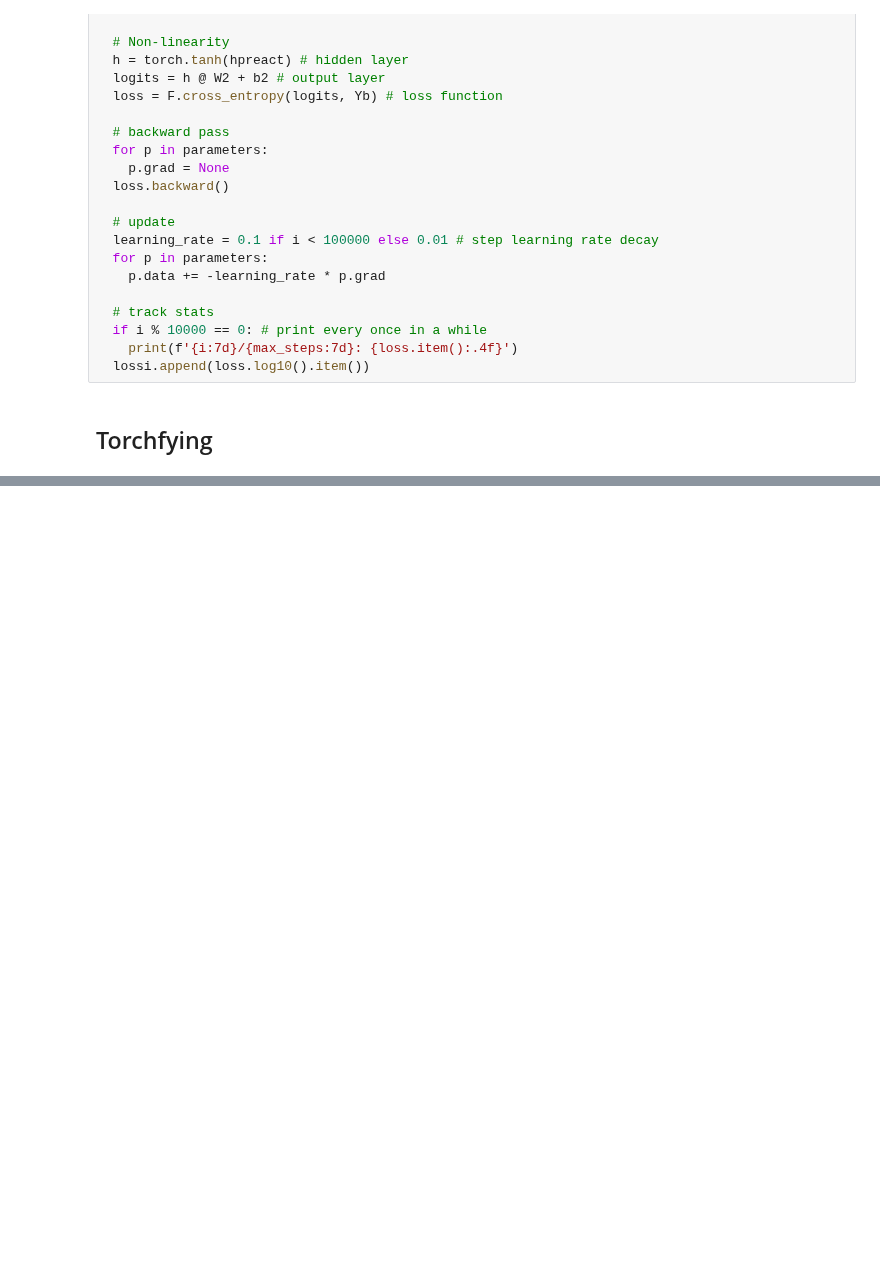
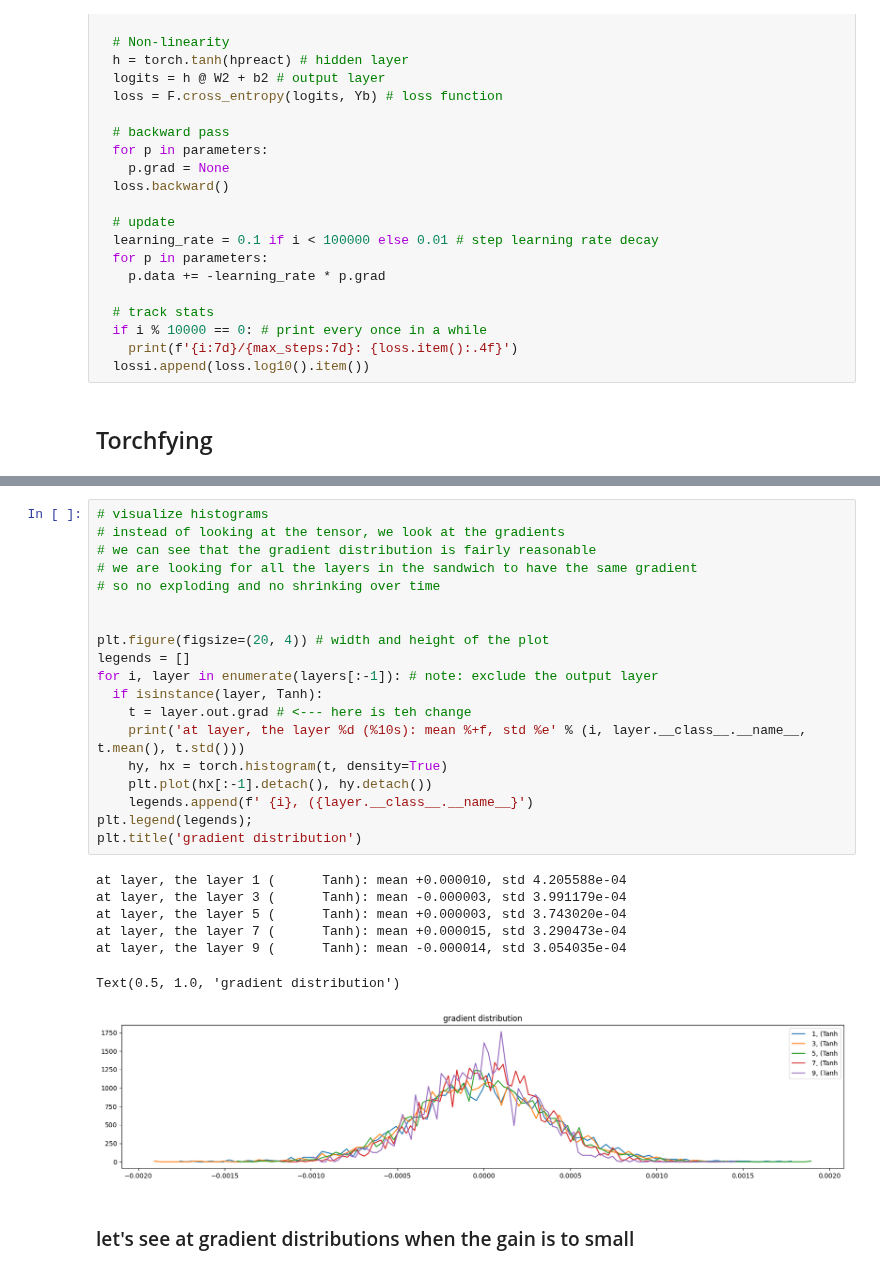
Before and after one commit to exploringweirdmachines/mlp, a Jupyter notebook: multi-layer-perceptron-part3.ipynb, the cells around one changed output, grey strips where cells are left out. Cells and saved outputs as stored; diff of their text form; blank space fills up the shorter version.

```diff
--- a/multi-layer-perceptron-part3.ipynb
+++ b/multi-layer-perceptron-part3.ipynb
@@ -1900,0 +2490,29 @@ for i in range(max_steps):
+# %%
+# visualize histograms
+# instead of looking at the tensor, we look at the gradients
+# we can see that the gradient distribution is fairly reasonable
+# we are looking for all the layers in the sandwich to have the same gradient
+# so no exploding and no shrinking over time
+
+
+plt.figure(figsize=(20, 4)) # width and height of the plot
+legends = []
+for i, layer in enumerate(layers[:-1]): # note: exclude the output layer
+  if isinstance(layer, Tanh):
+    t = layer.out.grad # <--- here is teh change
+    print('at layer, the layer %d (%10s): mean %+f, std %e' % (i, layer.__class__.__name__, t.mean(), t.std()))
+    hy, hx = torch.histogram(t, density=True)
+    plt.plot(hx[:-1].detach(), hy.detach())
+    legends.append(f' {i}, ({layer.__class__.__name__}')
+plt.legend(legends);
+plt.title('gradient distribution')
+# %% [output]
+at layer, the layer 1 (      Tanh): mean +0.000010, std 4.205588e-04
+at layer, the layer 3 (      Tanh): mean -0.000003, std 3.991179e-04
+at layer, the layer 5 (      Tanh): mean +0.000003, std 3.743020e-04
+at layer, the layer 7 (      Tanh): mean +0.000015, std 3.290473e-04
+at layer, the layer 9 (      Tanh): mean -0.000014, std 3.054035e-04
+Text(0.5, 1.0, 'gradient distribution')
+[figure, added]
+# %% [markdown]
+### let's see at gradient distributions when the gain is to small
```
Also changed, not shown: parts of 57 cells of this notebook.
